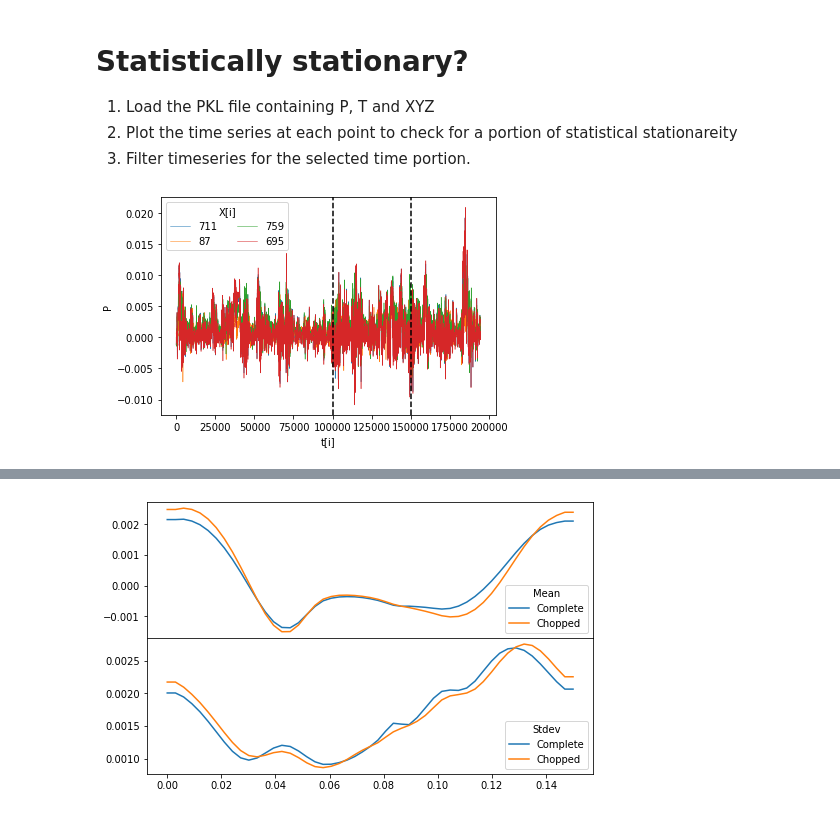
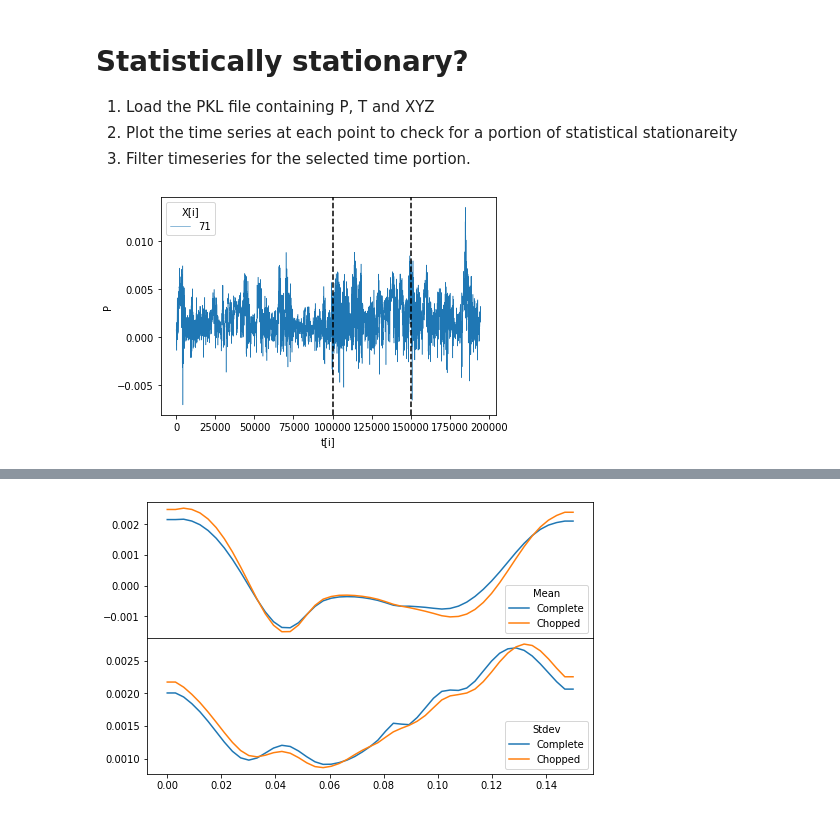
Before and after one commit to edsaac/bioclogging, a Jupyter notebook: notebooks/LEStaskstream/2-CheckStationareity.ipynb, the cells around one changed output, grey strips where cells are left out. Cells and saved outputs as stored; diff of their text form; code cells hidden in the pictures.

```diff
--- a/notebooks/LEStaskstream/2-CheckStationareity.ipynb
+++ b/notebooks/LEStaskstream/2-CheckStationareity.ipynb
@@ -17,17 +17,17 @@ T,X,P = rawdata['Time'],rawdata['xCoord'],rawdata['P']
 # %%
 ## Select a portion that looks homogeneous
 t0,t1 = 100000,150000
 
 # Plot a sample of the timeseries
 fig,ax = plt.subplots()
-P.sample(n=4,axis=1).plot(ax=ax,lw=0.5)
+P.sample(n=1,axis=1).plot(ax=ax,lw=0.5)
 ax.axvline(x=t0,c='k',ls='dashed')
 ax.axvline(x=t1,c='k',ls='dashed')
 ax.legend(title="X[i]",ncol=2)
 ax.set(ylabel="P",xlabel="t[i]")
 plt.show()
 # %% [output]
-[figure, old version]
+[figure, new version]
 # %%
 # Plot a sample of the timeseries with a rolling average
 nSample = 5
```
Also changed, not shown: parts of 2 cells of this notebook, 12 other files.
